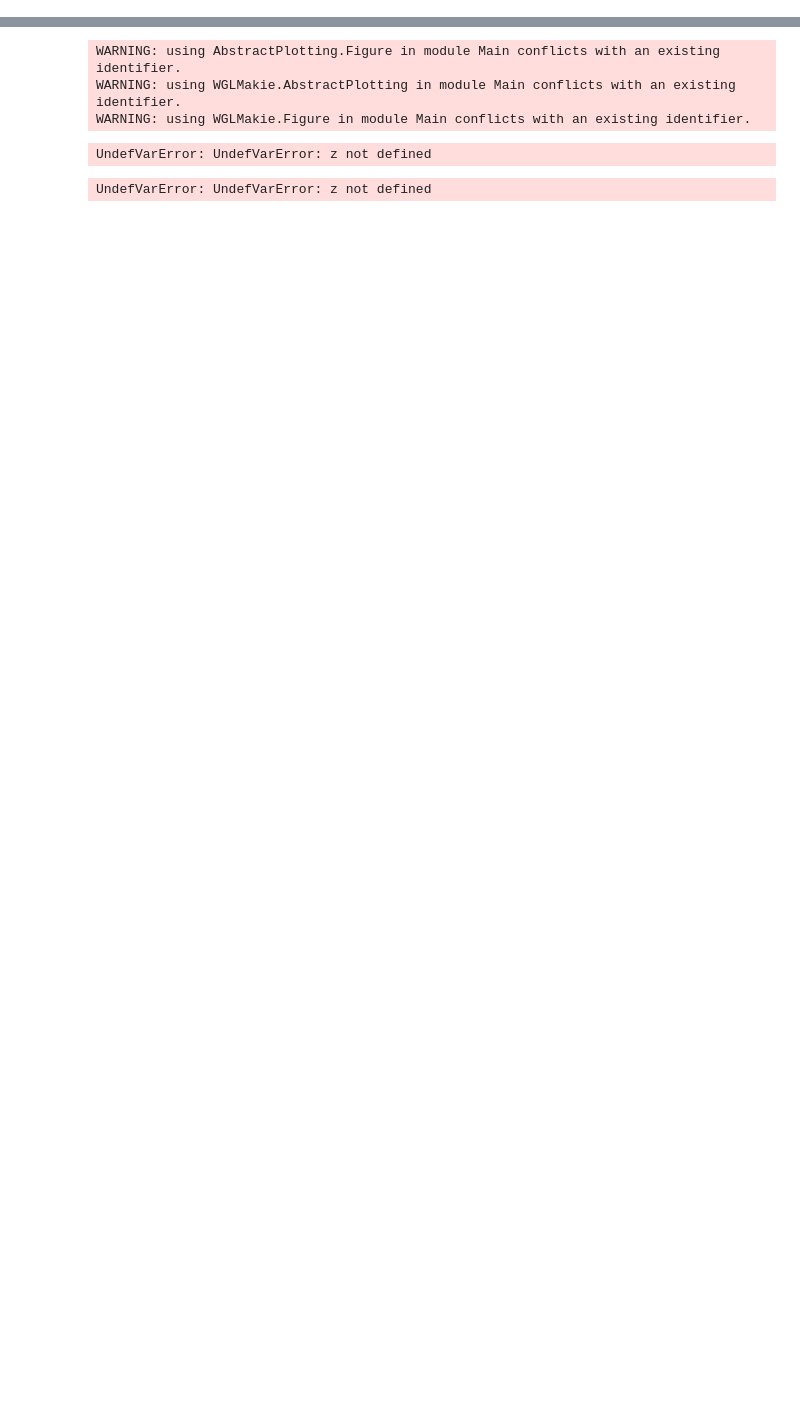
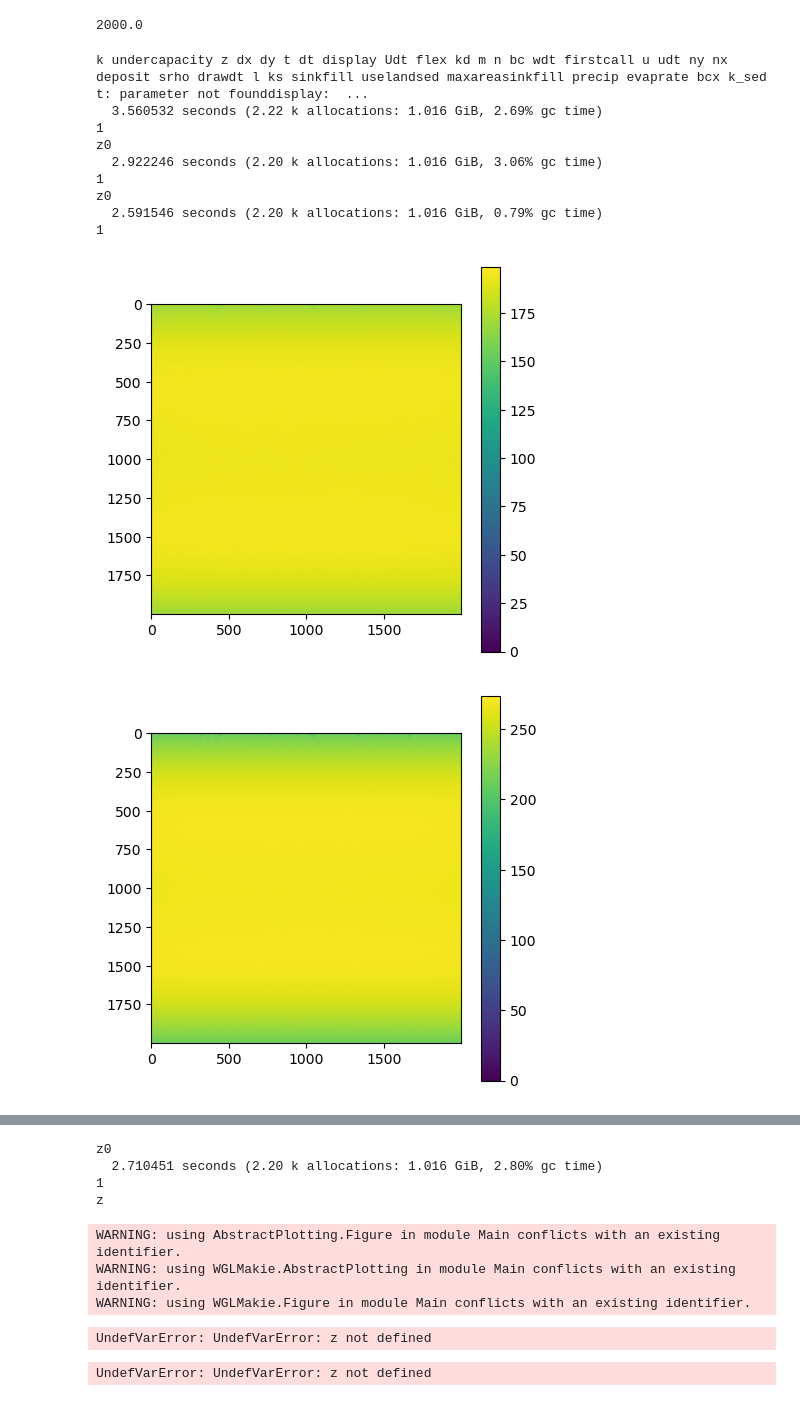
Before and after one commit to ruetg/LEMUR, a Jupyter notebook: julia/lemur.ipynb, the cells around one changed output, grey strips where cells are left out. Saved outputs shown, nothing was run; the diff lists cells and outputs as text; code cells hidden in the pictures; blank space fills up the shorter version.

```diff
--- a/julia/lemur.ipynb
+++ b/julia/lemur.ipynb
@@ -49,38 +6,0 @@ lemur_obj(#undef, #undef, #undef, #undef, #undef, #undef, #undef, #undef, #undef
-# %%
-lemur_params.ny = 2000
-lemur_params.nx = 2000
-lemur_params.z = rand(lemur_params.ny,lemur_params.nx);
-lemur_params.display = 1
-lemur_params.udt = 100000
-lemur_params.flex = 20e3
-lemur_params.deposit = false
-lemur_params.bc = zeros(lemur_params.ny,lemur_params.nx)
-lemur_params.bc[:, 1] .= 0
-lemur_params.bc[:, end] .= 0
-lemur_params.bc[1, :] .= 1
-lemur_params.bc[end, :] .= 0
-lemur_params.bcx = lemur_params.bc
-lemur_params.z[lemur_params.bc .== 1] .= 0
-lemur_params.bc = vec(lemur_params.bc)
-lemur_params.k_sed = 1e-6
-lemur_params.srho = 2400
-lemur_params.udt = 1e5
-lemur_params.bc = float(findall(lemur_params.bc .== 1))
-lemur_params.k = zeros(lemur_params.ny,lemur_params.nx) .+ 1e-5
-lemur_params.firstcall = 1
-lemur_params.l = 1
-lemur_params.evaprate = 1e-30
-lemur_params.maxareasinkfill = 1000000
-lemur_params.precip = 1
-lemur_params.kd = 1
-lemur_params.ks = 0
-lemur_params.dt = 1e6
-lemur_params.t = 2e6
-lemur_params.undercapacity = zeros(lemur_params.ny,lemur_params.nx)
-lemur_params.k_sed = lemur_params.k
-lemur_params.flex = 20e3
-lemur_params.dx = 100
-lemur_params.dy = 100
-lemur_params.m = .5
-lemur_params.n = 1
-lemur_params.u = 100000
@@ -93,3 +6,0 @@ fieldnames(typeof(lemur_params))
-# %%
-include("/Users/gr_1/Documents/lemur/julia/run_lemur.jl")
-run_lemur.run(lemur_params)
@@ -114,0 +7,18 @@ z
+# %%
+lemur_params.nx
+# %% [output]
+2000.0
+# %%
+model = run_lemur.run(lemur_params);
+# %% [output]
+k undercapacity z dx dy t dt display Udt flex kd m n bc wdt firstcall u udt ny nx deposit srho drawdt l ks sinkfill uselandsed maxareasinkfill precip evaprate bcx k_sed t: parameter not founddisplay:  ...
+  3.560532 seconds (2.22 k allocations: 1.016 GiB, 2.69% gc time)
+1
+z0
+  2.922246 seconds (2.20 k allocations: 1.016 GiB, 3.06% gc time)
+1
+z0
+  2.591546 seconds (2.20 k allocations: 1.016 GiB, 0.79% gc time)
+1
+[figure, added]
+[figure, added]
@@ -115,3 +27,7 @@ z
+z0
+  2.710451 seconds (2.20 k allocations: 1.016 GiB, 2.80% gc time)
+1
+z
 # %%
 using AbstractPlotting, WGLMakie
 surface(z,colormap = Reverse(:Spectral))
```
Also changed, not shown: parts of 9 cells of this notebook, 5 other files.
